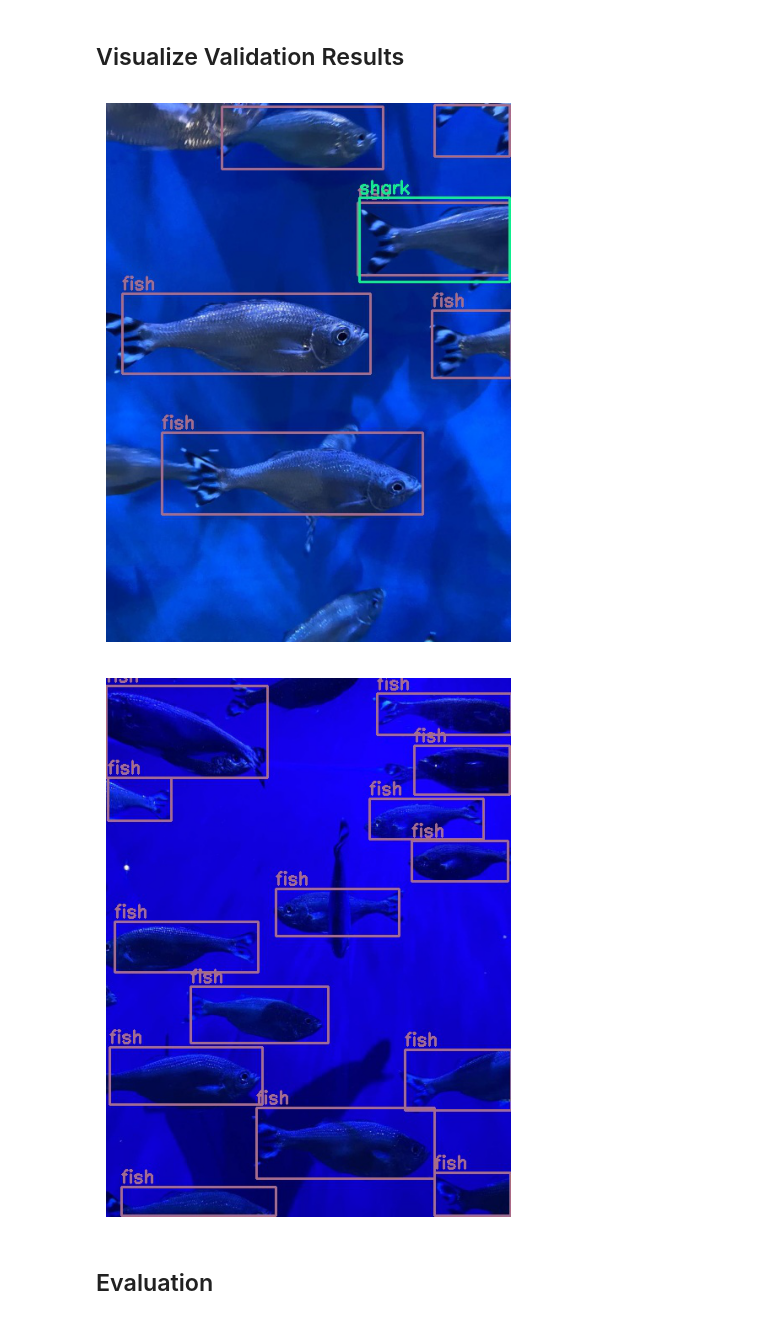
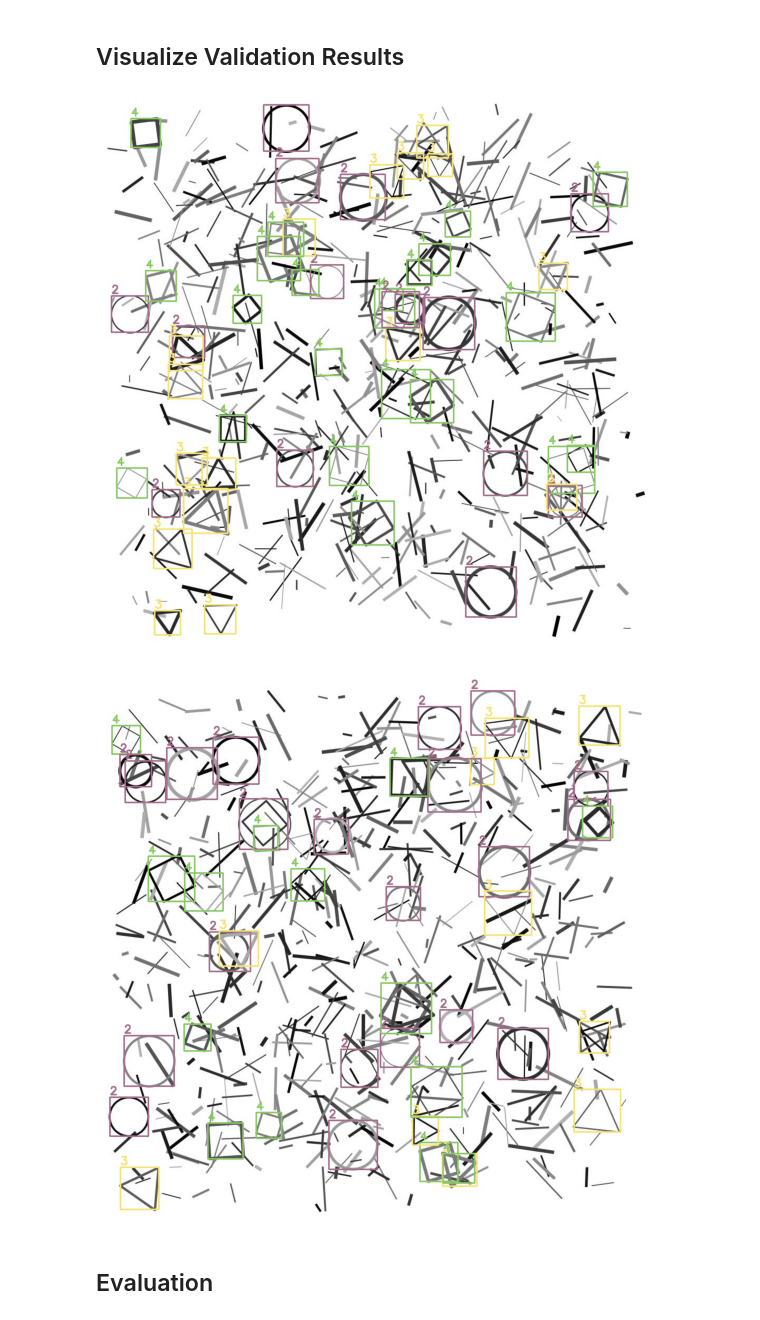
Before and after one commit to jkcas22/shape-recognition, a Jupyter notebook: faster_rcnn_training.ipynb, the cells around one changed output. Saved outputs shown, nothing was run; the diff lists cells and outputs as text; code cells hidden in the pictures.

```diff
--- a/faster_rcnn_training.ipynb
+++ b/faster_rcnn_training.ipynb
@@ -64,18 +64,18 @@ KeyboardInterrupt
 import matplotlib.pyplot as plt
 import glob as glob
 # %%
-results_dir_path = './outputs/training/custom_training'
+results_dir_path = './outputs/training/training'
 valid_images = glob.glob(f"{results_dir_path}/*.jpg")
 
 for i in range(2):
     plt.figure(figsize=(10, 7))
     image = plt.imread(valid_images[i])
     plt.imshow(image)
     plt.axis('off')
     plt.show()
 # %% [output]
-[figure, old version]
+[figure, new version]
-[figure, old version]
+[figure, new version]
 # %% [markdown]
 ## Evaluation
 # %%
```
Also changed, not shown: parts of 2 cells of this notebook, 1 other file.
